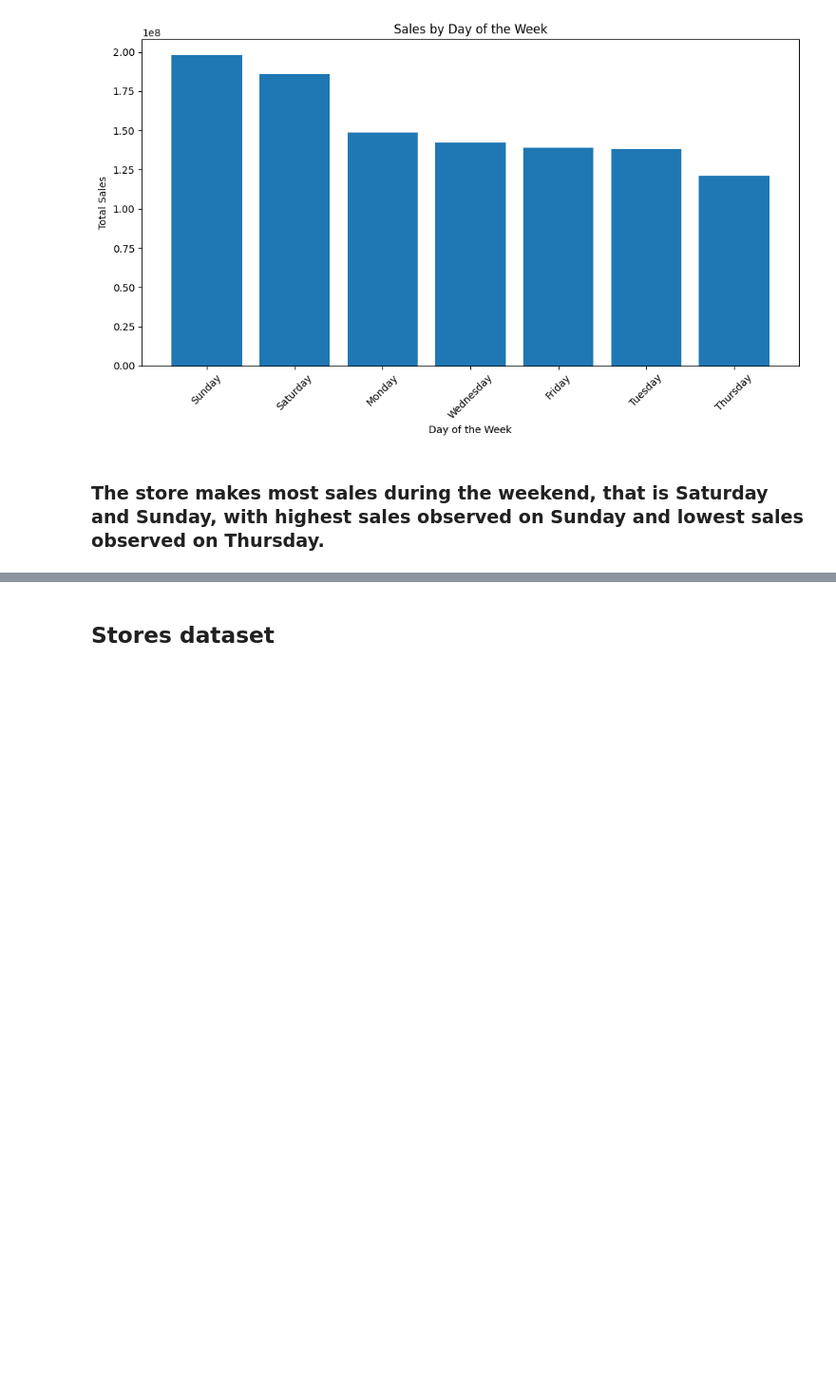
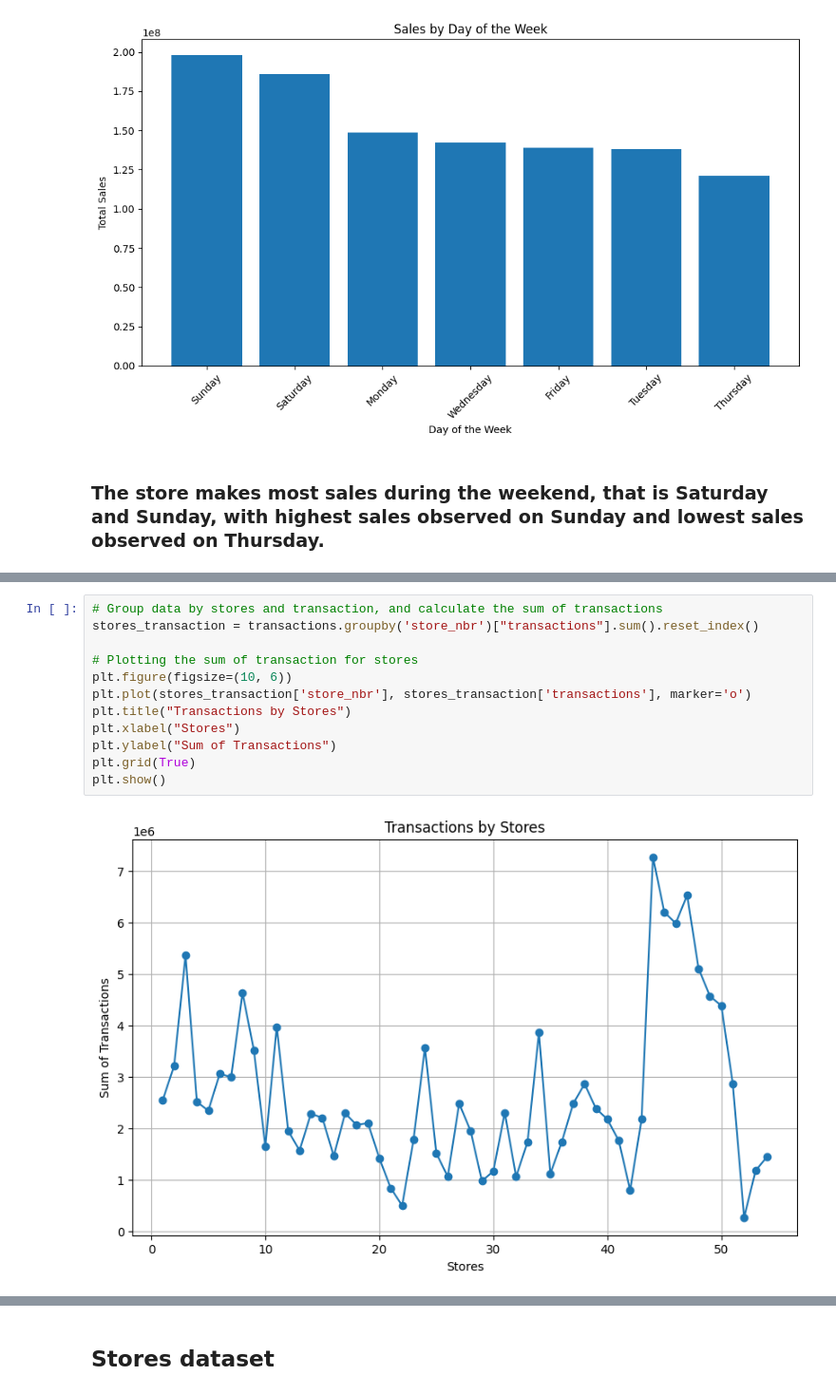
Before and after one commit to phinmaiyo/Regression-Model, a Jupyter notebook: forecasting.ipynb, the cells around one changed output, grey strips where cells are left out. Shown at 95% size. Cells and saved outputs as stored; diff of their text form; blank space fills up the shorter version.

```diff
--- a/forecasting.ipynb
+++ b/forecasting.ipynb
@@ -658,0 +665,14 @@ plt.show()
+# %%
+# Group data by stores and transaction, and calculate the sum of transactions
+stores_transaction = transactions.groupby('store_nbr')["transactions"].sum().reset_index()
+
+# Plotting the sum of transaction for stores
+plt.figure(figsize=(10, 6))
+plt.plot(stores_transaction['store_nbr'], stores_transaction['transactions'], marker='o')
+plt.title("Transactions by Stores")
+plt.xlabel("Stores")
+plt.ylabel("Sum of Transactions")
+plt.grid(True)
+plt.show()
+# %% [output]
+[figure, added]
```
Also changed, not shown: parts of 62 cells of this notebook.
